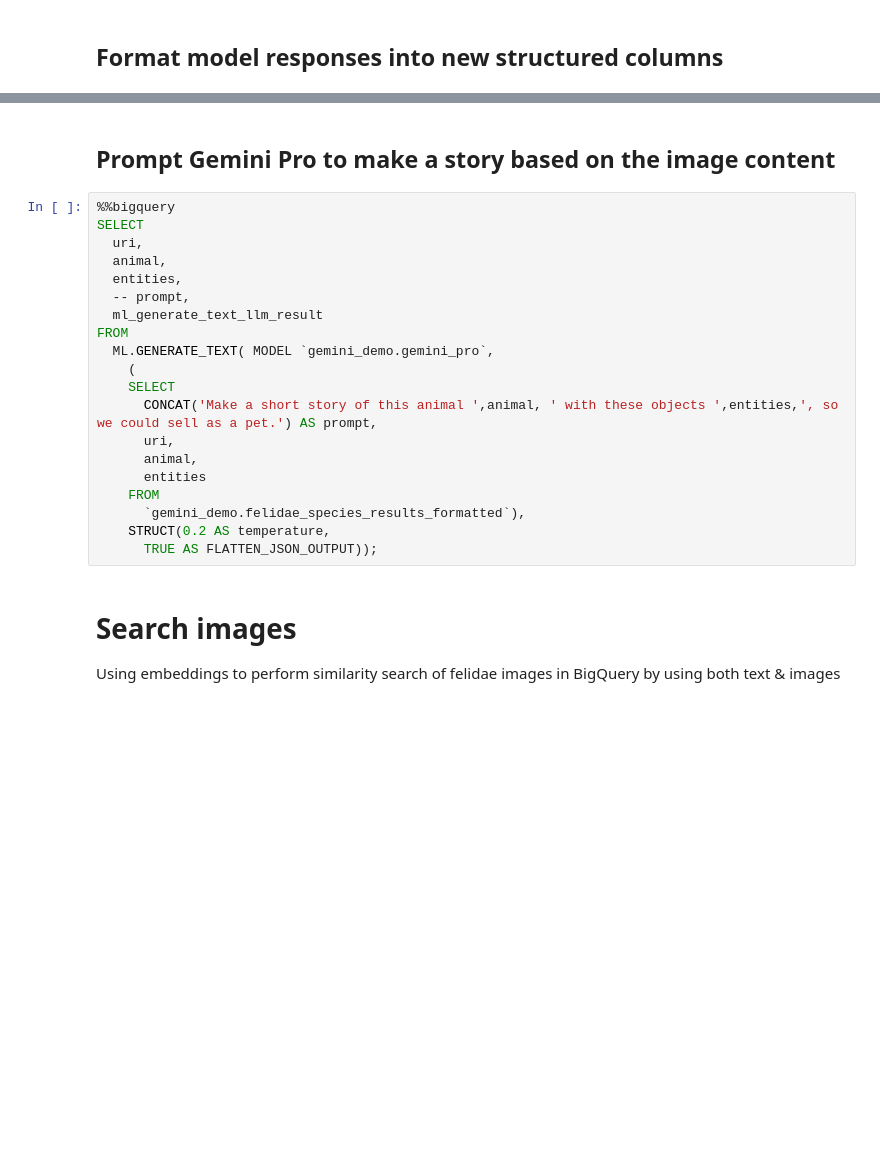
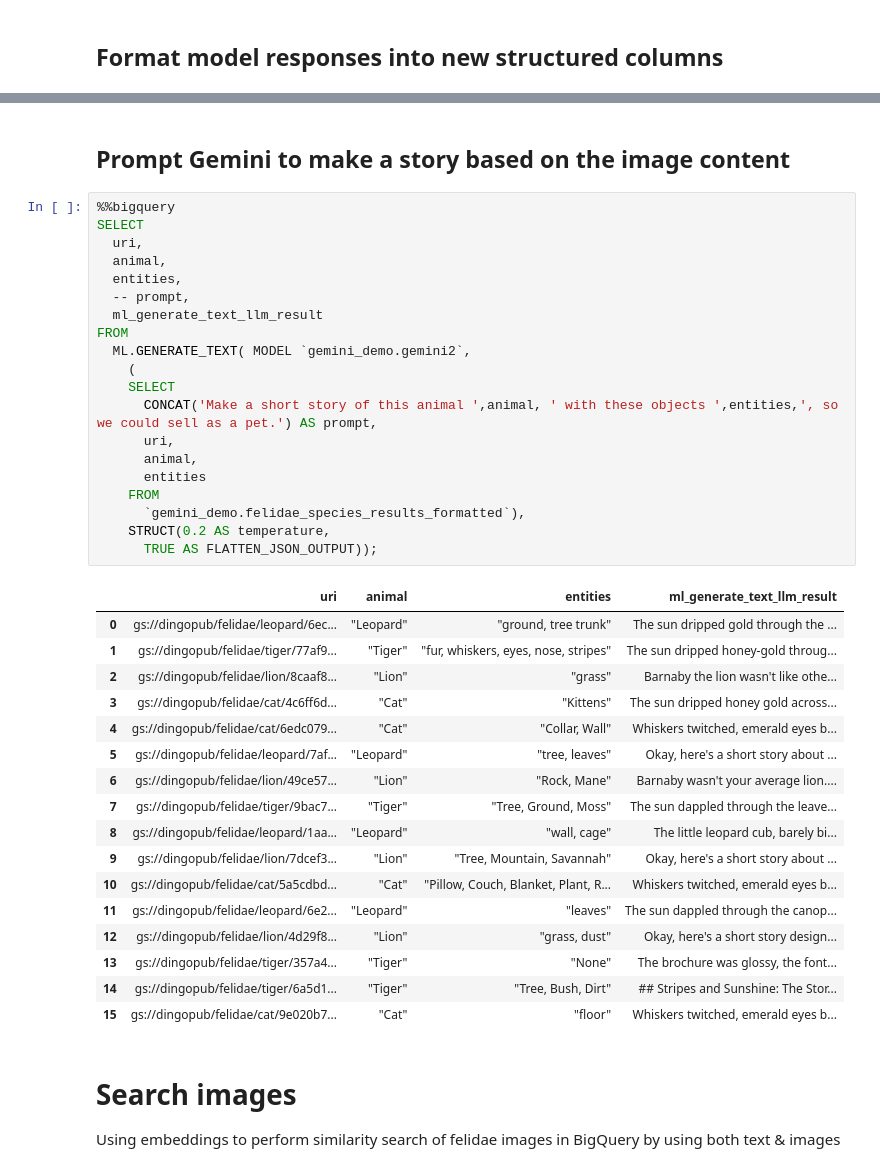
Before and after one commit to cloudymoma/gcp-playgroud-public, a Jupyter notebook: BigQuery/bq_llm/bqml_genai.ipynb, the cells around one changed output, grey strips where cells are left out. Drawn from its saved outputs; the diff is of its cells as text; blank space fills up the shorter version.

Commit message:
updated Gemini model for LLM notebook

```diff
--- a/BigQuery/bq_llm/bqml_genai.ipynb
+++ b/BigQuery/bq_llm/bqml_genai.ipynb
@@ -171,25 +236,43 @@ SELECT * FROM `gemini_demo.felidae_species_results_formatted`
 # %% [markdown]
-## Prompt Gemini Pro to make a story based on the image content
+## Prompt Gemini to make a story based on the image content
 # %%
 %%bigquery
 SELECT
   uri,
   animal,
   entities,
   -- prompt,
   ml_generate_text_llm_result
 FROM
-  ML.GENERATE_TEXT( MODEL `gemini_demo.gemini_pro`,
+  ML.GENERATE_TEXT( MODEL `gemini_demo.gemini2`,
     (
     SELECT
       CONCAT('Make a short story of this animal ',animal, ' with these objects ',entities,', so we could sell as a pet.') AS prompt,
       uri,
       animal,
       entities
     FROM
       `gemini_demo.felidae_species_results_formatted`),
     STRUCT(0.2 AS temperature,
       TRUE AS FLATTEN_JSON_OUTPUT));
+# %% [output]
+|  | uri | animal | entities | ml_generate_text_llm_result |
+| 0 | gs://dingopub/felidae/leopard/6ec... | "Leopard" | "ground, tree trunk" | The sun dripped gold through the ... |
+| 1 | gs://dingopub/felidae/tiger/77af9... | "Tiger" | "fur, whiskers, eyes, nose, stripes" | The sun dripped honey-gold throug... |
+| 2 | gs://dingopub/felidae/lion/8caaf8... | "Lion" | "grass" | Barnaby the lion wasn't like othe... |
+| 3 | gs://dingopub/felidae/cat/4c6ff6d... | "Cat" | "Kittens" | The sun dripped honey gold across... |
+| 4 | gs://dingopub/felidae/cat/6edc079... | "Cat" | "Collar, Wall" | Whiskers twitched, emerald eyes b... |
+| 5 | gs://dingopub/felidae/leopard/7af... | "Leopard" | "tree, leaves" | Okay, here's a short story about ... |
+| 6 | gs://dingopub/felidae/lion/49ce57... | "Lion" | "Rock, Mane" | Barnaby wasn't your average lion.... |
+| 7 | gs://dingopub/felidae/tiger/9bac7... | "Tiger" | "Tree, Ground, Moss" | The sun dappled through the leave... |
+| 8 | gs://dingopub/felidae/leopard/1aa... | "Leopard" | "wall, cage" | The little leopard cub, barely bi... |
+| 9 | gs://dingopub/felidae/lion/7dcef3... | "Lion" | "Tree, Mountain, Savannah" | Okay, here's a short story about ... |
+| 10 | gs://dingopub/felidae/cat/5a5cdbd... | "Cat" | "Pillow, Couch, Blanket, Plant, R... | Whiskers twitched, emerald eyes b... |
+| 11 | gs://dingopub/felidae/leopard/6e2... | "Leopard" | "leaves" | The sun dappled through the canop... |
+| 12 | gs://dingopub/felidae/lion/4d29f8... | "Lion" | "grass, dust" | Okay, here's a short story design... |
+| 13 | gs://dingopub/felidae/tiger/357a4... | "Tiger" | "None" | The brochure was glossy, the font... |
+| 14 | gs://dingopub/felidae/tiger/6a5d1... | "Tiger" | "Tree, Bush, Dirt" | ## Stripes and Sunshine: The Stor... |
+| 15 | gs://dingopub/felidae/cat/9e020b7... | "Cat" | "floor" | Whiskers twitched, emerald eyes b... |
 # %% [markdown]
 # Search images
 Using embeddings to perform similarity search of felidae images in BigQuery by using both text & images
```
Also changed, not shown: parts of 22 cells of this notebook.
